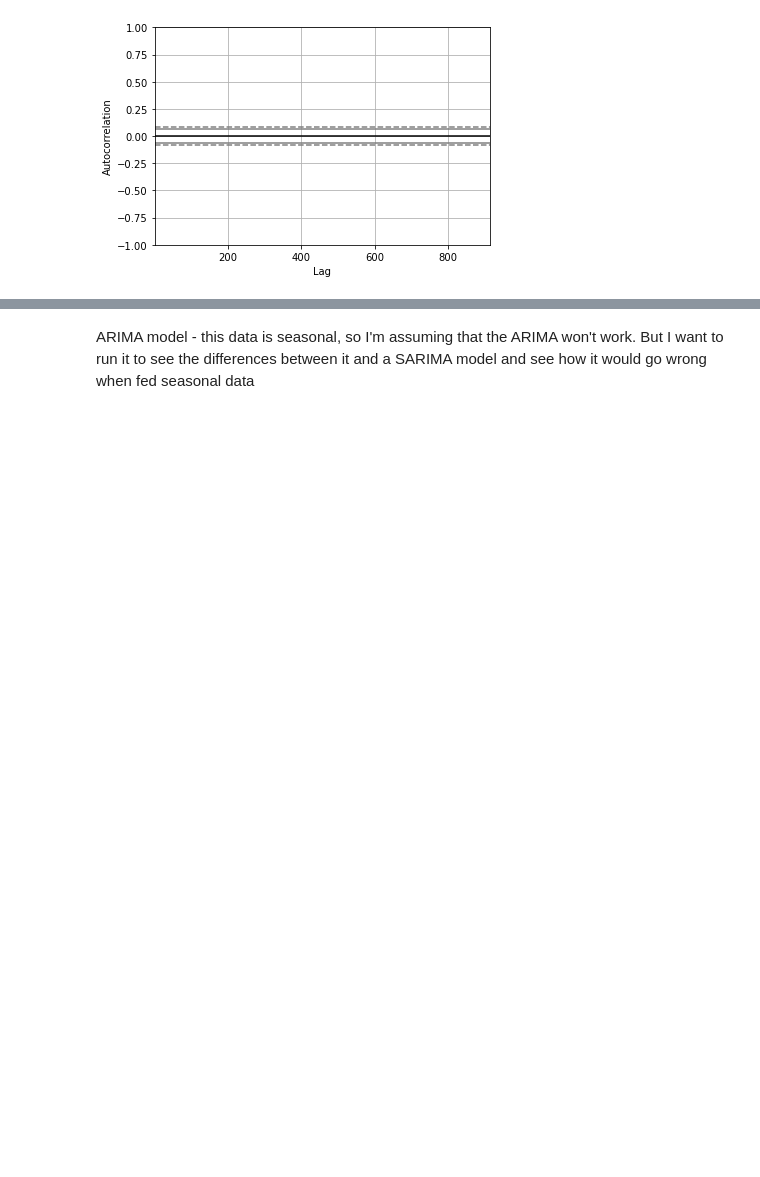
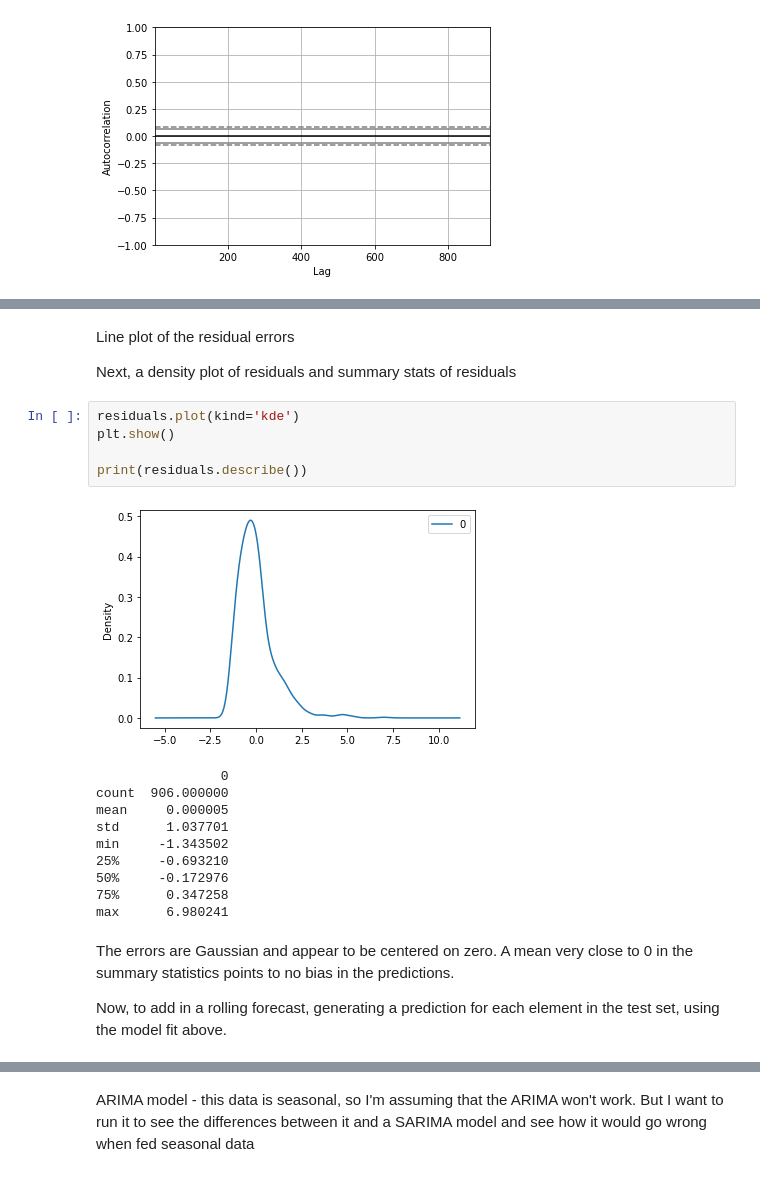
Before and after one commit to squareleaf/bee-colony-loss-capstone, a Jupyter notebook: Bee Colony Capstone - modeling.ipynb, the cells around one changed output, grey strips where cells are left out. Drawn from its saved outputs; the diff is of its cells as text; blank space fills up the shorter version.

```diff
--- a/Bee Colony Capstone - modeling.ipynb
+++ b/Bee Colony Capstone - modeling.ipynb
@@ -35,0 +73,24 @@ plt.show()
+# %% [markdown]
+Line plot of the residual errors
+
+Next, a density plot of residuals and summary stats of residuals
+# %%
+residuals.plot(kind='kde')
+plt.show()
+
+print(residuals.describe())
+# %% [output]
+[figure, added]
+                0
+count  906.000000
+mean     0.000005
+std      1.037701
+min     -1.343502
+25%     -0.693210
+50%     -0.172976
+75%      0.347258
+max      6.980241
+# %% [markdown]
+The errors are Gaussian and appear to be centered on zero. A mean very close to 0 in the summary statistics points to no bias in the predictions.
+
+Now, to add in a rolling forecast, generating a prediction for each element in the test set, using the model fit above.
```
Also changed, not shown: parts of 5 cells of this notebook.
